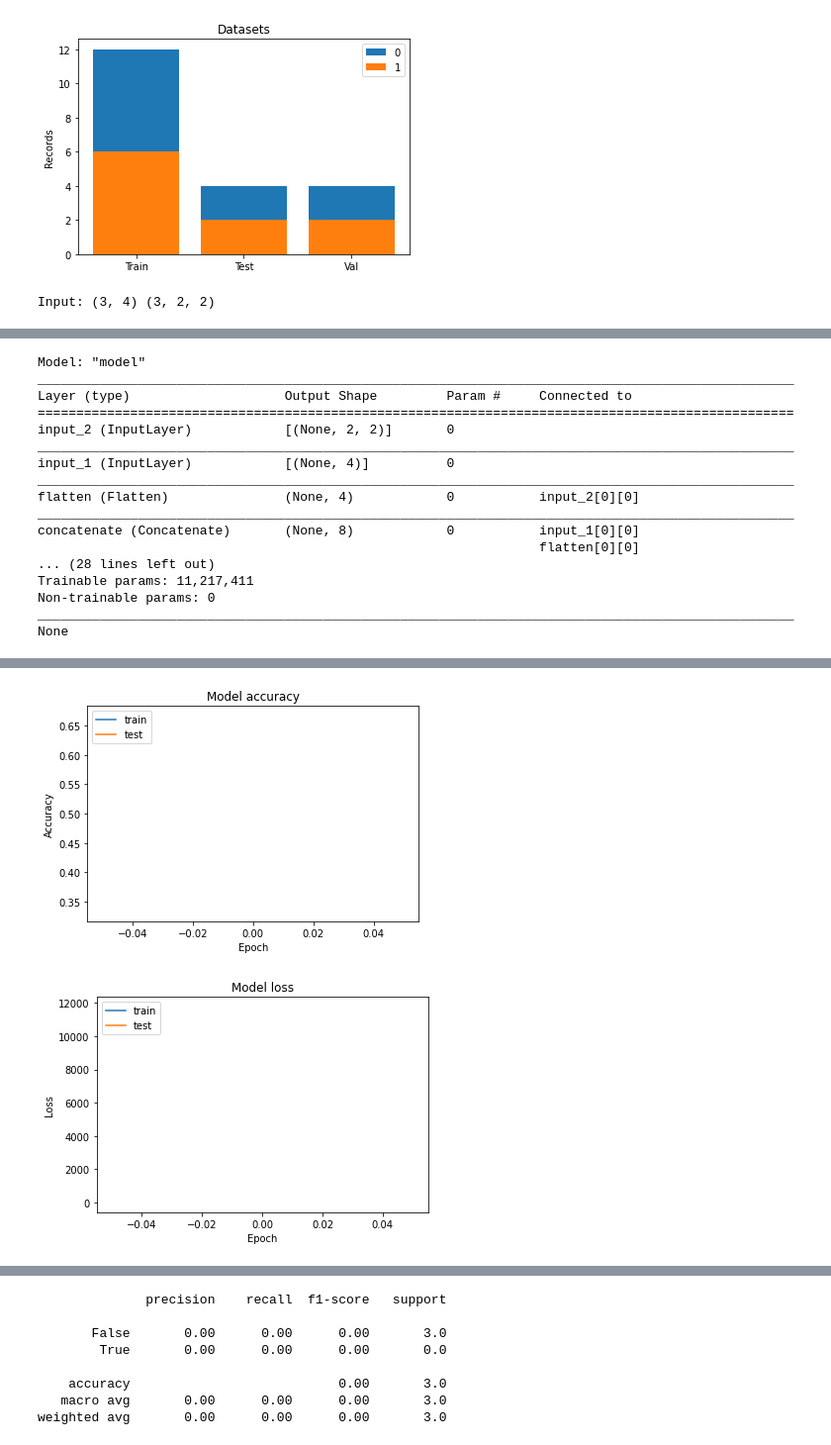
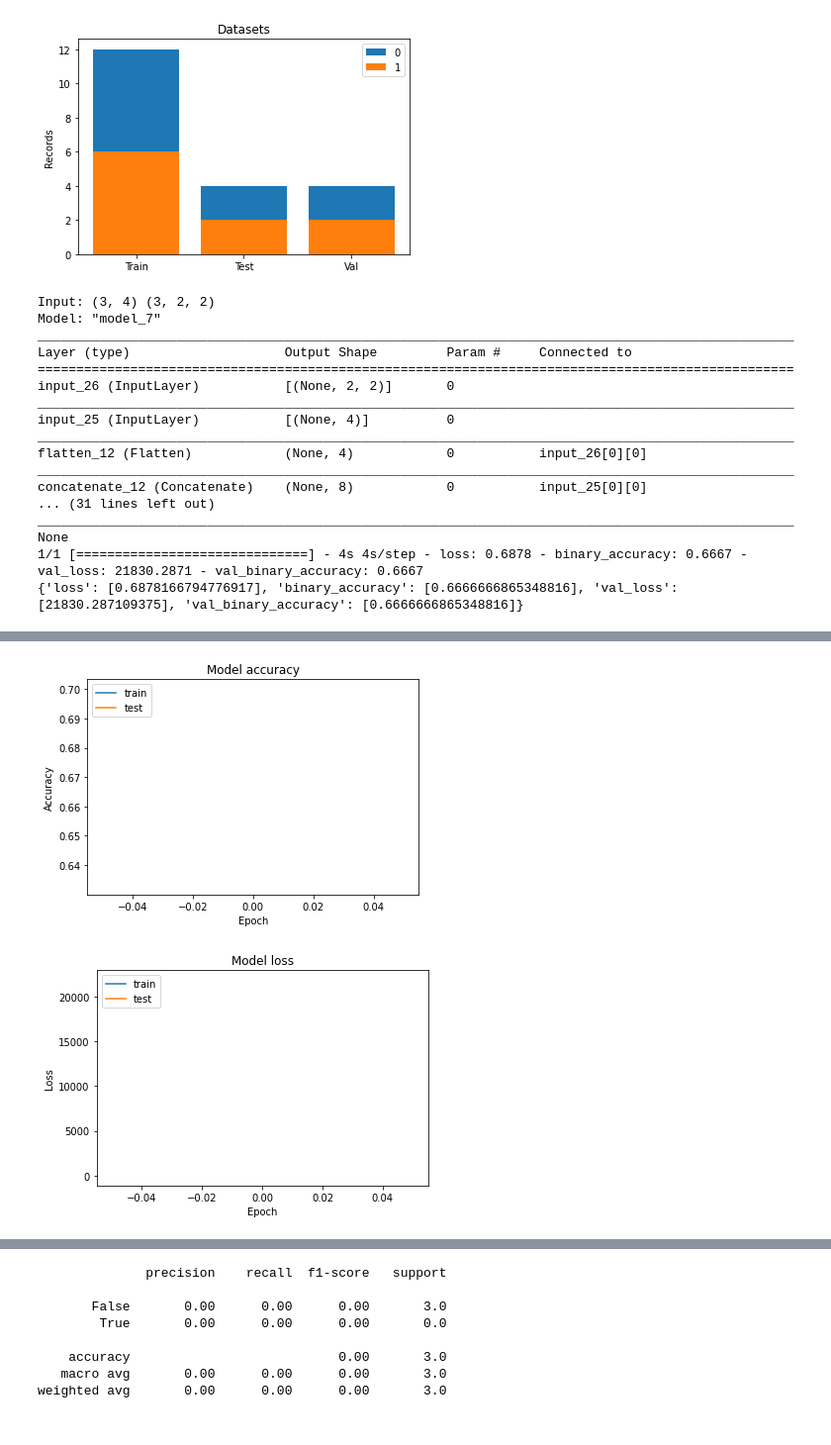
Before and after one commit to MartinCastroAlvarez/python-deep-learning-algorithms, a Jupyter notebook: linkprediction.ipynb, the cells around one changed output, grey strips where cells are left out. Shown at 99% size. Saved outputs shown, nothing was run; the diff lists cells and outputs as text; code cells hidden in the pictures.

```diff
--- a/linkprediction.ipynb
+++ b/linkprediction.ipynb
@@ -786,9 +838,6 @@ def train_link_prediction(
 
     dense6: keras.layers.Dense = keras.layers.Dense(128, activation='relu')(dropout5)
     dropout6: keras.layers.Dropout = keras.layers.Dropout(dropout)(dense6)
-
-    dense7: keras.layers.Dense = keras.layers.Dense(64, activation='relu')(dropout6)
-    dropout7: keras.layers.Dropout = keras.layers.Dropout(dropout)(dense7)
 
     out: keras.layers.Dense = keras.layers.Dense(1, activation='sigmoid')(dropout6)
 
@@ -863,3 +912,19 @@ assert isinstance(sample_loss, float)
 assert isinstance(sample_accuracy, float)
 # %% [output]
 Input: (3, 4) (3, 2, 2)
+Model: "model_7"
+__________________________________________________________________________________________________
+Layer (type)                    Output Shape         Param #     Connected to
+==================================================================================================
+input_26 (InputLayer)           [(None, 2, 2)]       0
+__________________________________________________________________________________________________
+input_25 (InputLayer)           [(None, 4)]          0
+__________________________________________________________________________________________________
+flatten_12 (Flatten)            (None, 4)            0           input_26[0][0]
+__________________________________________________________________________________________________
+concatenate_12 (Concatenate)    (None, 8)            0           input_25[0][0]
+... (31 lines left out)
+__________________________________________________________________________________________________
+None
+1/1 [==============================] - 4s 4s/step - loss: 0.6878 - binary_accuracy: 0.6667 - val_loss: 21830.2871 - val_binary_accuracy: 0.6667
+{'loss': [0.6878166794776917], 'binary_accuracy': [0.6666666865348816], 'val_loss': [21830.287109375], 'val_binary_accuracy': [0.6666666865348816]}
@@ -874,17 +930,0 @@ To enable them in other operations, rebuild TensorFlow with the appropriate comp
-Model: "model"
-__________________________________________________________________________________________________
-Layer (type)                    Output Shape         Param #     Connected to
-==================================================================================================
-input_2 (InputLayer)            [(None, 2, 2)]       0
-__________________________________________________________________________________________________
-input_1 (InputLayer)            [(None, 4)]          0
-__________________________________________________________________________________________________
-flatten (Flatten)               (None, 4)            0           input_2[0][0]
-__________________________________________________________________________________________________
-concatenate (Concatenate)       (None, 8)            0           input_1[0][0]
-                                                                 flatten[0][0]
-... (28 lines left out)
-Trainable params: 11,217,411
-Non-trainable params: 0
-__________________________________________________________________________________________________
-None
@@ -897,2 +931,2 @@ None
-[figure, old version]
+[figure, new version]
-[figure, old version]
+[figure, new version]
```
Also changed, not shown: parts of 46 cells of this notebook, 28 other files.
